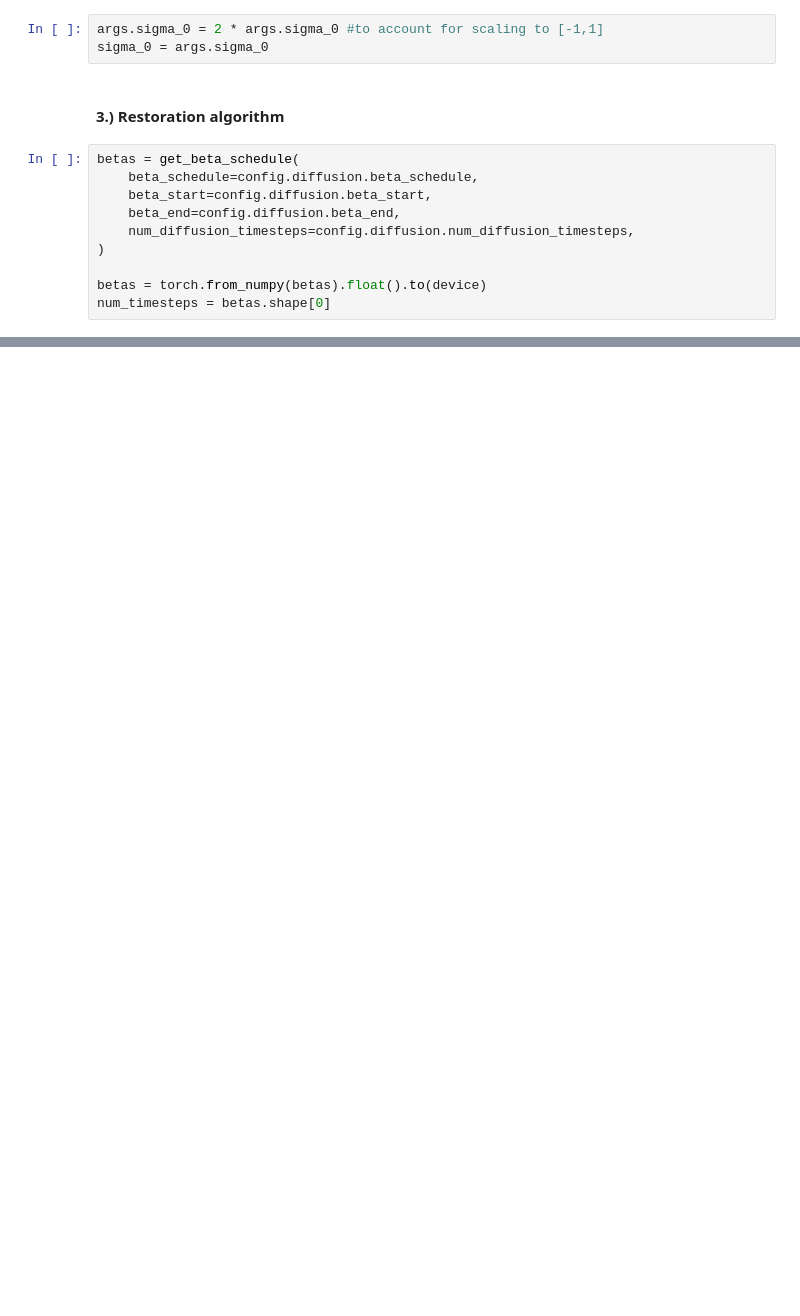
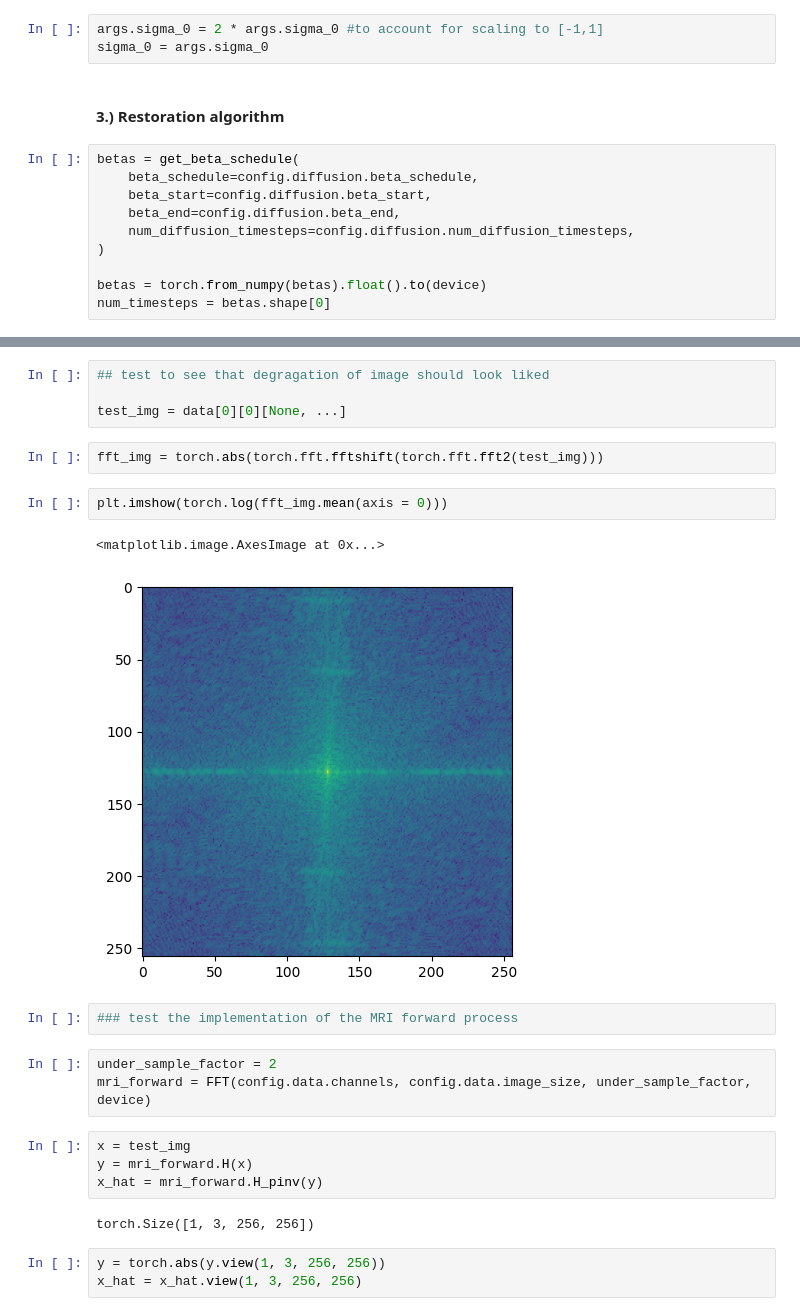
Before and after one commit to Colicho/dd2412, a Jupyter notebook: main.ipynb, the cells around one changed output, grey strips where cells are left out. Cells and saved outputs as stored; diff of their text form; blank space fills up the shorter version.

```diff
--- a/main.ipynb
+++ b/main.ipynb
@@ -254,0 +369,25 @@ Number of samples: 12
+# %%
+## test to see that degragation of image should look liked
+
+test_img = data[0][0][None, ...]
+# %%
+fft_img = torch.abs(torch.fft.fftshift(torch.fft.fft2(test_img)))
+# %%
+plt.imshow(torch.log(fft_img.mean(axis = 0)))
+# %% [output]
+<matplotlib.image.AxesImage at 0x...>
+[figure, added]
+# %%
+### test the implementation of the MRI forward process
+# %%
+under_sample_factor = 2
+mri_forward = FFT(config.data.channels, config.data.image_size, under_sample_factor, device)
+# %%
+x = test_img
+y = mri_forward.H(x)
+x_hat = mri_forward.H_pinv(y)
+# %% [output]
+torch.Size([1, 3, 256, 256])
+# %%
+y = torch.abs(y.view(1, 3, 256, 256))
+x_hat = x_hat.view(1, 3, 256, 256)
```
Also changed, not shown: parts of 15 cells of this notebook, 2 other files.
